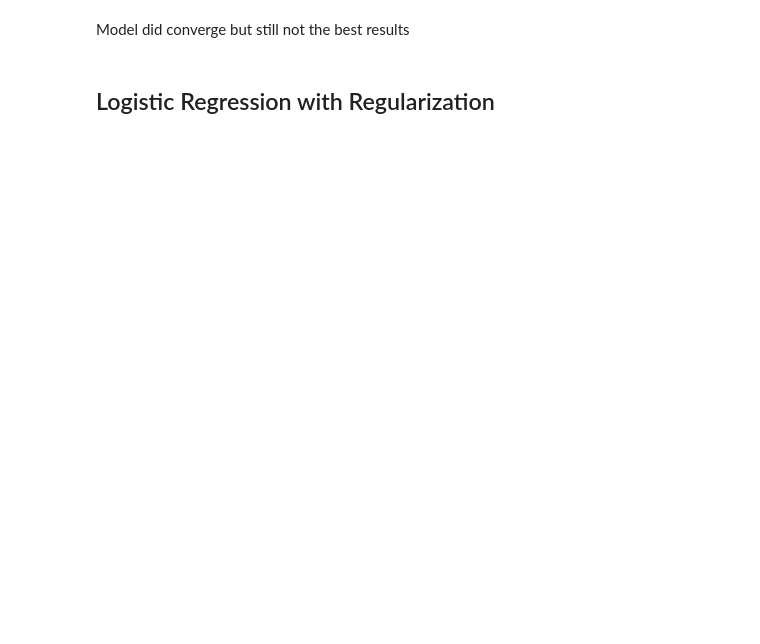
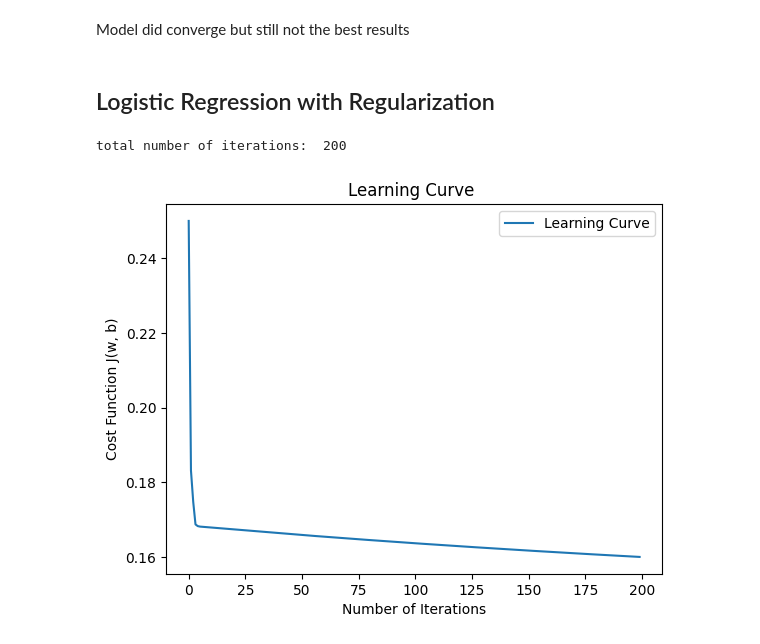
Before and after one commit to tselane2110/ML-Specialization, a Jupyter notebook: Logistic_Regression_Implementation.ipynb, the cells around one changed output. Drawn from its saved outputs; the diff is of its cells as text; code cells hidden in the pictures; blank space fills up the shorter version.

Commit message:
add: logisticRegression with regularization

```diff
--- a/Logistic_Regression_Implementation.ipynb
+++ b/Logistic_Regression_Implementation.ipynb
@@ -269,0 +428,7 @@ Model did converge but still not the best results
+# %%
+model = LogisticRegression_Reg()
+model.fit_data(np.array(x_train), np.array(y_train))
+y_hat = model.predict(np.array(x_test))
+# %% [output]
+total number of iterations:  200
+[figure, added]
```
Also changed, not shown: parts of 5 cells of this notebook.
